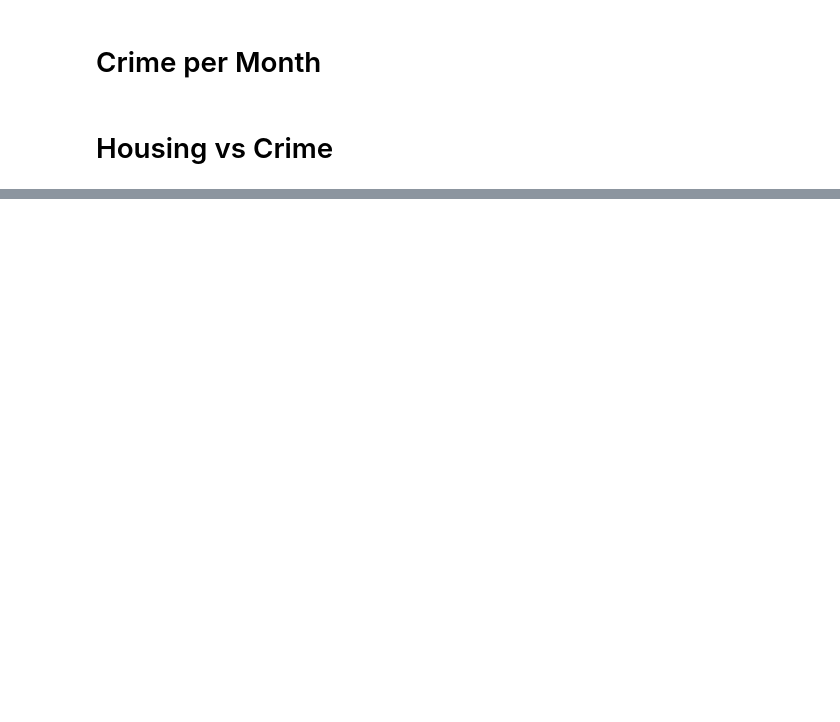
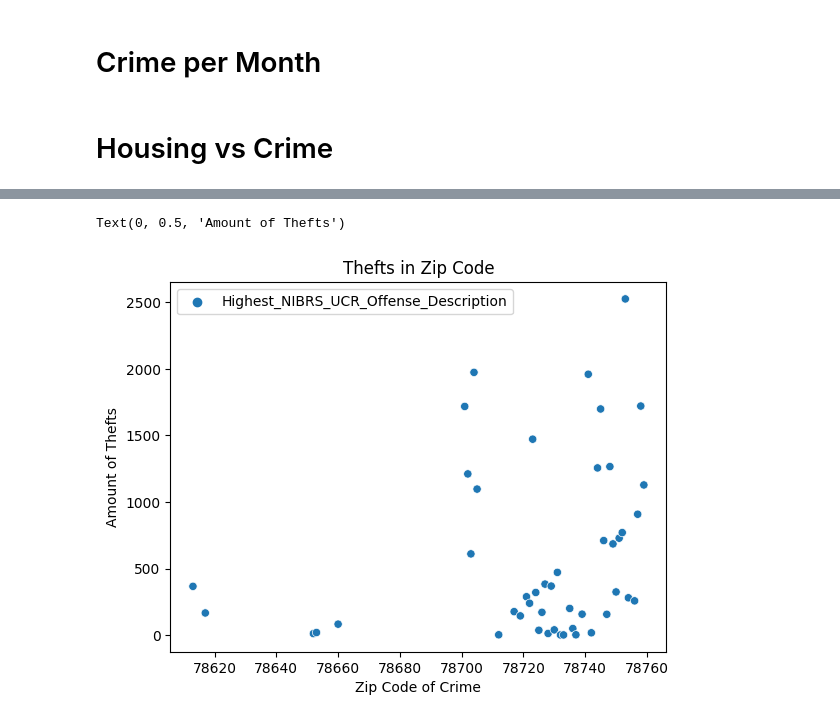
Before and after one commit to ablibranix/project2, a Jupyter notebook: project2.ipynb, the cells around one changed output, grey strips where cells are left out. Cells and saved outputs as stored; diff of their text form; code cells hidden in the pictures; blank space fills up the shorter version.

```diff
--- a/project2.ipynb
+++ b/project2.ipynb
@@ -21,5 +31,13 @@ plt.xticks(rotation=60)
 # %%
 theft = crimeAustin[(crimeAustin.Highest_NIBRS_UCR_Offense_Description == "Theft")]
-theft = theft[theft.Zip_Code_Housing.notna()]
-sns.displot(x='Zip_Code_Crime', data=theft)
-plt.xticks(rotation=60)
+theft = theft[theft.Zip_Code_Crime.notna()]
+theft.Zip_Code_Crime = theft.Zip_Code_Crime.astype('int')
+theftCrime = theft.groupby('Zip_Code_Crime').agg({'Highest_NIBRS_UCR_Offense_Description': 'count'})
+theftCrime.sort_values(by=['Highest_NIBRS_UCR_Offense_Description'])
+ax = sns.scatterplot(data=theftCrime)
+ax.set_title('Thefts in Zip Code')
+ax.set_xlabel('Zip Code of Crime')
+ax.set_ylabel('Amount of Thefts')
+# %% [output]
+Text(0, 0.5, 'Amount of Thefts')
+[figure, added]
```
Also changed, not shown: parts of 6 cells of this notebook.
